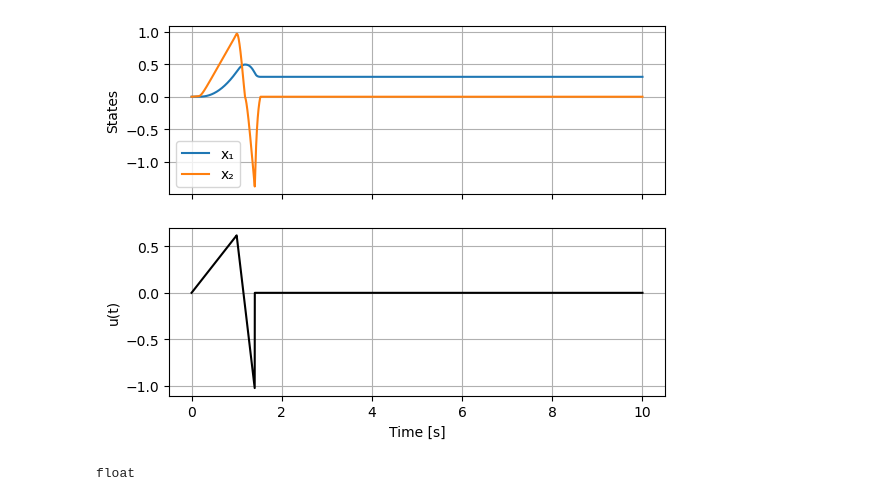
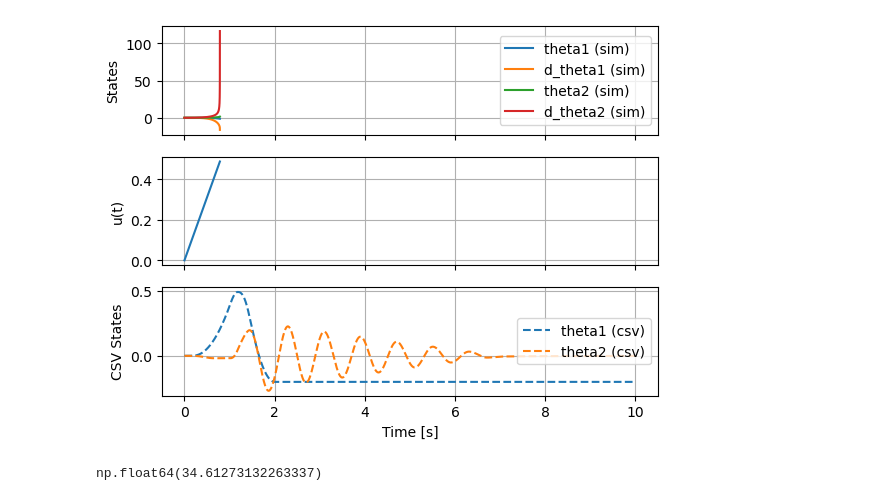
Before and after one commit to Martin-Pu/ACLabor, a Jupyter notebook: furuta_sim/sim.ipynb, the cells around one changed output. Cells and saved outputs as stored; diff of their text form; code cells hidden in the pictures.

```diff
--- a/furuta_sim/sim.ipynb
+++ b/furuta_sim/sim.ipynb
@@ -30,29 +44,45 @@ def updateOde():
 # %%
-updateOde()
+
+
+# CSV laden
+df = pd.read_csv("validationSimulation.csv")
+
+# Annahme: Spalten heißen z.B. "t", "theta1", "theta2", "u"
+t_csv = df["time"].values
+theta1_csv = df["F: theta1"].values
+theta2_csv = df["F: theta2"].values
 
 u_vals = np.array([uIn(t) for t in res.t])
 
-fig, ax = plt.subplots(2, 1, sharex=True)
+fig, ax = plt.subplots(3, 1, sharex=True)
 
-# States
-ax[0].plot(res.t, res.y[0], label="x₁")
-ax[0].plot(res.t, res.y[1], label="x₂")
+# States (Simulation)
+ax[0].plot(res.t, res.y[0], label="theta1 (sim)")
+ax[0].plot(res.t, res.y[1], label="d_theta1 (sim)")
+ax[0].plot(res.t, res.y[2], label="theta2 (sim)")
+ax[0].plot(res.t, res.y[3], label="d_theta2 (sim)")
 ax[0].set_ylabel("States")
-ax[0].legend()
+ax[0].legend(loc="center right")
 ax[0].grid()
 
-# Input
-ax[1].plot(res.t, u_vals, color="k")
+# Input (Simulation)
+ax[1].plot(res.t, u_vals)
 ax[1].set_ylabel("u(t)")
-ax[1].set_xlabel("Time [s]")
 ax[1].grid()
 
+# CSV-Daten (Validierung / Messung)
+ax[2].plot(t_csv, theta1_csv, label="theta1 (csv)", linestyle="--")
+ax[2].plot(t_csv, theta2_csv, label="theta2 (csv)", linestyle="--")
+ax[2].set_ylabel("CSV States")
+ax[2].set_xlabel("Time [s]")
+ax[2].legend(loc="center right")
+ax[2].grid()
+
 plt.show()
 # %% [output]
-[figure, old version]
+[figure, new version]
 # %%
-from model import calcFriction_b
-test = calcFriction_b(1.0, 1.0, 1.0, 1.0)
-type(test)
+
+system.x4dotFunc(1, 1, 1,1,1,1,1)
 # %% [output]
-float
+np.float64(34.61273132263337)
```
Also changed, not shown: parts of 1 cell of this notebook, 8 other files.
